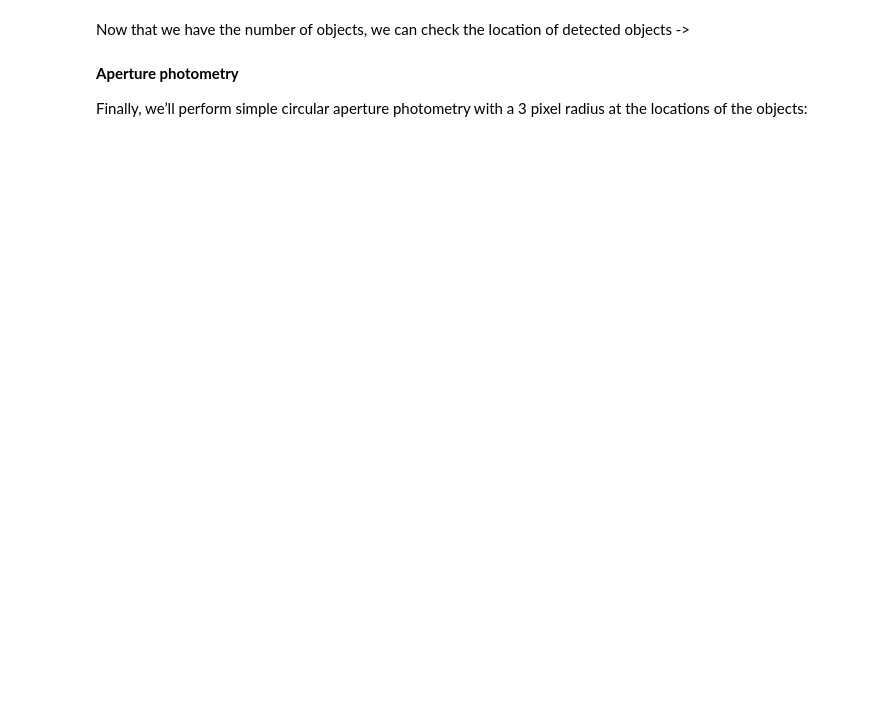
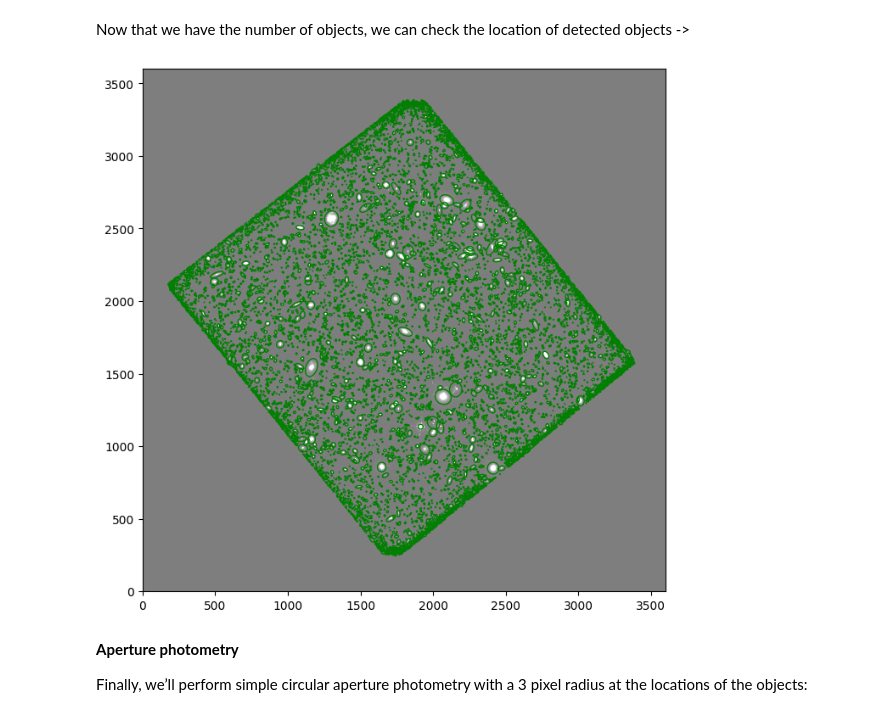
Before and after one commit to janglesbpe/ASTR-19_Final_Project, a Jupyter notebook: ASTR19_Final_Project.ipynb, the cells around one changed output. Cells and saved outputs as stored; diff of their text form; code cells hidden in the pictures; blank space fills up the shorter version.

```diff
--- a/ASTR19_Final_Project.ipynb
+++ b/ASTR19_Final_Project.ipynb
@@ -77,22 +76,24 @@ Now that we have the number of objects, we can check the location of detected ob
 # %%
 #How to circle objects via matplotlib Ellipses
 from matplotlib.patches import Ellipse
 
 # plot background-subtracted image
-fig, ax = plt.subplots()
+fig, ax = mlp.subplots()
 m, s = np.mean(data_sub), np.std(data_sub)
 im = ax.imshow(data_sub, interpolation='nearest', cmap='gray',
                vmin=m-s, vmax=m+s, origin='lower')
 
 # plot an ellipse for each object
 for i in range(len(objects)):
     e = Ellipse(xy=(objects['x'][i], objects['y'][i]),
                 width=6*objects['a'][i],
                 height=6*objects['b'][i],
                 angle=objects['theta'][i] * 180. / np.pi)
     e.set_facecolor('none')
     e.set_edgecolor('green')
     ax.add_artist(e)
+# %% [output]
+[figure, added]
 # %% [markdown]
 **Aperture photometry**
 
```
Also changed, not shown: parts of 11 cells of this notebook.
